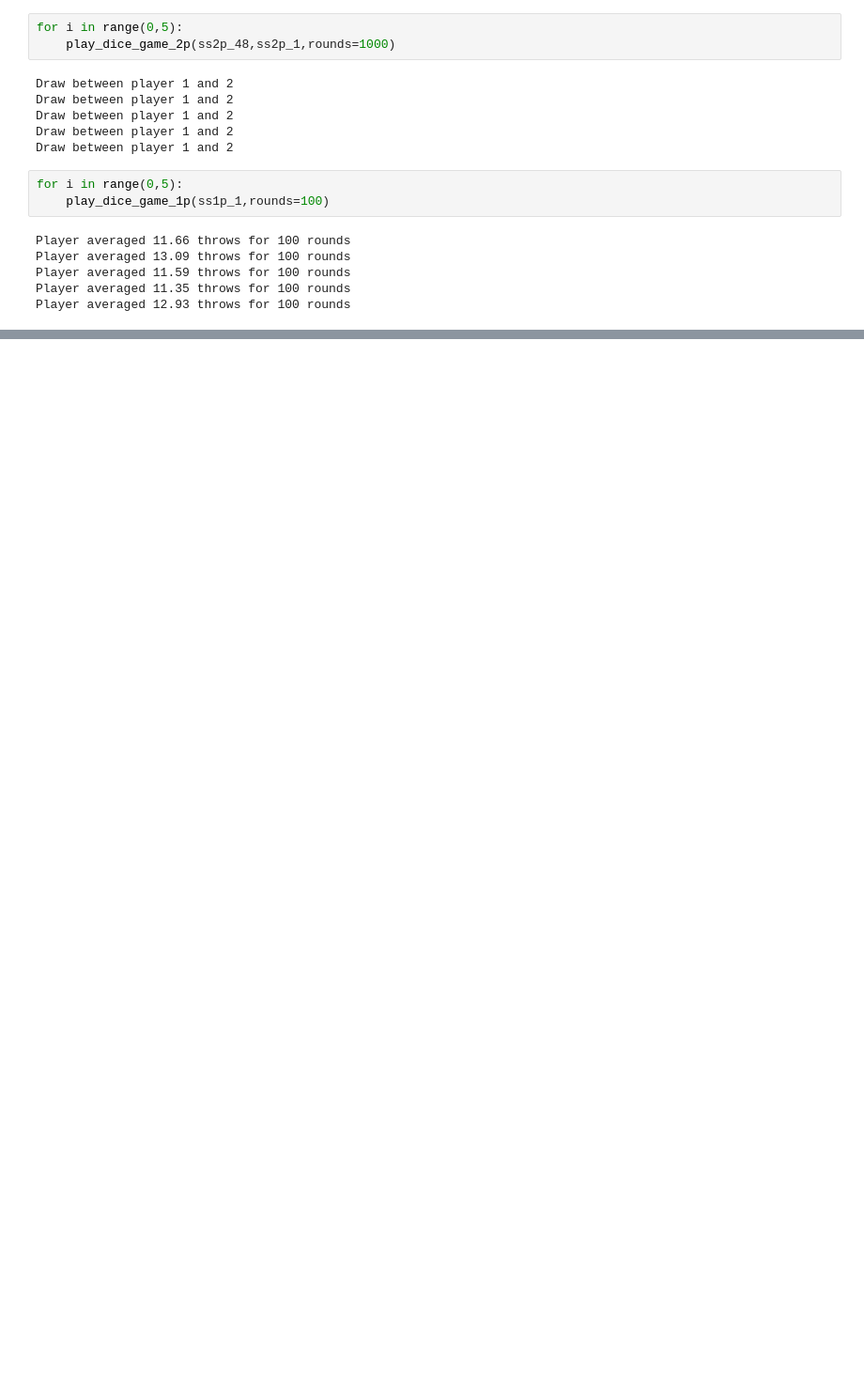
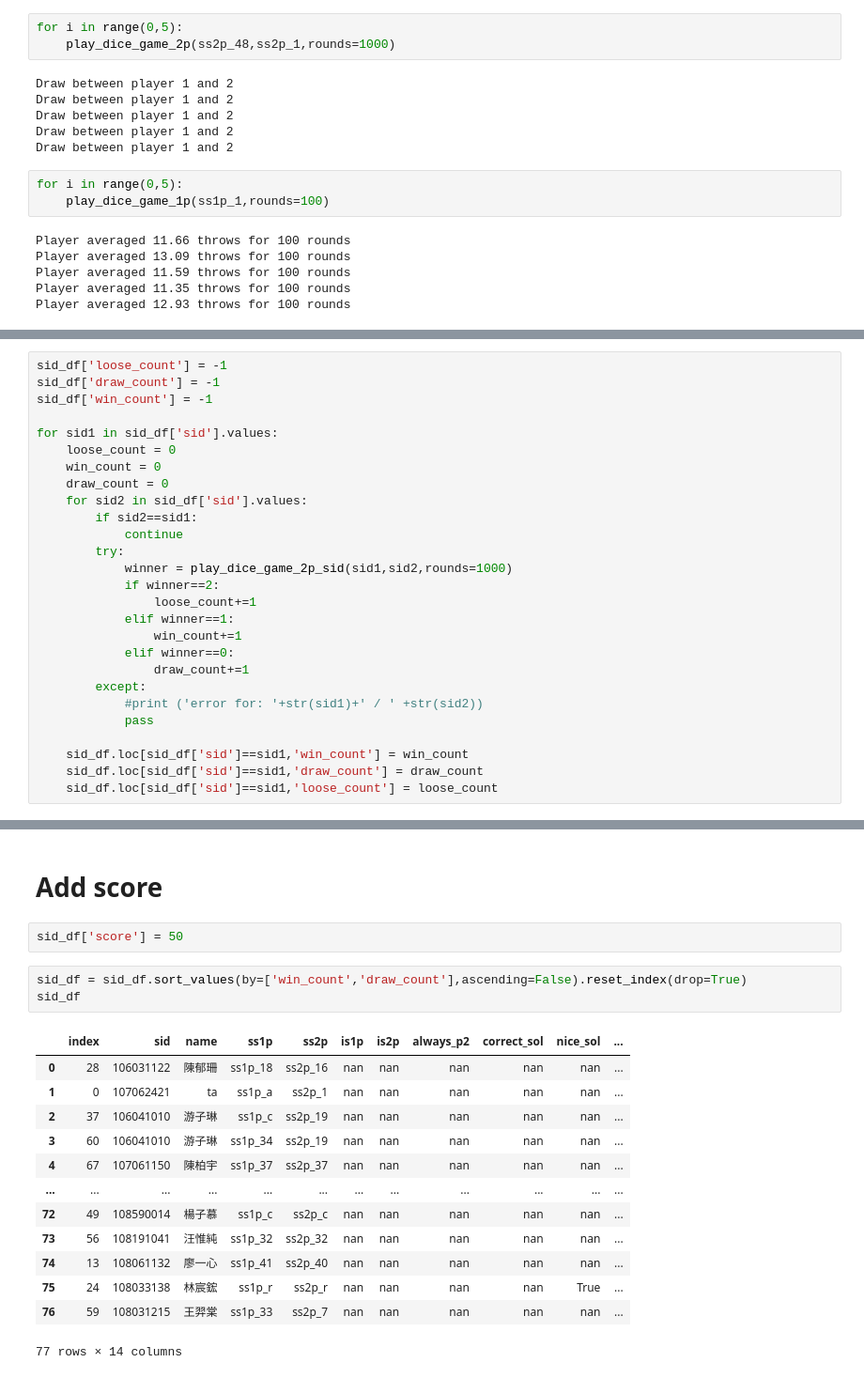
Before and after one commit to EvaArevalo/DiceGame, a Jupyter notebook: RunningDummy.ipynb, the cells around one changed output, grey strips where cells are left out. Shown at 94% size. Drawn from its saved outputs; the diff is of its cells as text; blank space fills up the shorter version.

```diff
--- a/RunningDummy.ipynb
+++ b/RunningDummy.ipynb
@@ -450,0 +470,27 @@ Player averaged 12.93 throws for 100 rounds
+# %%
+sid_df['loose_count'] = -1
+sid_df['draw_count'] = -1
+sid_df['win_count'] = -1
+
+for sid1 in sid_df['sid'].values:
+    loose_count = 0
+    win_count = 0
+    draw_count = 0
+    for sid2 in sid_df['sid'].values:
+        if sid2==sid1:
+            continue
+        try:
+            winner = play_dice_game_2p_sid(sid1,sid2,rounds=1000)
+            if winner==2:
+                loose_count+=1
+            elif winner==1:
+                win_count+=1
+            elif winner==0:
+                draw_count+=1
+        except:
+            #print ('error for: '+str(sid1)+' / ' +str(sid2))
+            pass
+
+    sid_df.loc[sid_df['sid']==sid1,'win_count'] = win_count
+    sid_df.loc[sid_df['sid']==sid1,'draw_count'] = draw_count
+    sid_df.loc[sid_df['sid']==sid1,'loose_count'] = loose_count
@@ -450,0 +518,21 @@ Player averaged 12.93 throws for 100 rounds
+# %% [markdown]
+# Add score
+# %%
+sid_df['score'] = 50
+# %%
+sid_df = sid_df.sort_values(by=['win_count','draw_count'],ascending=False).reset_index(drop=True)
+sid_df
+# %% [output]
+|  | index | sid | name | ss1p | ss2p | is1p | is2p | always_p2 | correct_sol | nice_sol | ... |
+| 0 | 28 | 106031122 | 陳郁珊 | ss1p_18 | ss2p_16 | nan | nan | nan | nan | nan | ... |
+| 1 | 0 | 107062421 | ta | ss1p_a | ss2p_1 | nan | nan | nan | nan | nan | ... |
+| 2 | 37 | 106041010 | 游子琳 | ss1p_c | ss2p_19 | nan | nan | nan | nan | nan | ... |
+| 3 | 60 | 106041010 | 游子琳 | ss1p_34 | ss2p_19 | nan | nan | nan | nan | nan | ... |
+| 4 | 67 | 107061150 | 陳柏宇 | ss1p_37 | ss2p_37 | nan | nan | nan | nan | nan | ... |
+| ... | ... | ... | ... | ... | ... | ... | ... | ... | ... | ... | ... |
+| 72 | 49 | 108590014 | 楊子慕 | ss1p_c | ss2p_c | nan | nan | nan | nan | nan | ... |
+| 73 | 56 | 108191041 | 汪惟純 | ss1p_32 | ss2p_32 | nan | nan | nan | nan | nan | ... |
+| 74 | 13 | 108061132 | 廖一心 | ss1p_41 | ss2p_40 | nan | nan | nan | nan | nan | ... |
+| 75 | 24 | 108033138 | 林宸鋐 | ss1p_r | ss2p_r | nan | nan | nan | nan | True | ... |
+| 76 | 59 | 108031215 | 王羿棠 | ss1p_33 | ss2p_7 | nan | nan | nan | nan | nan | ... |
+77 rows × 14 columns
```
Also changed, not shown: parts of 35 cells of this notebook, 7 other files.
